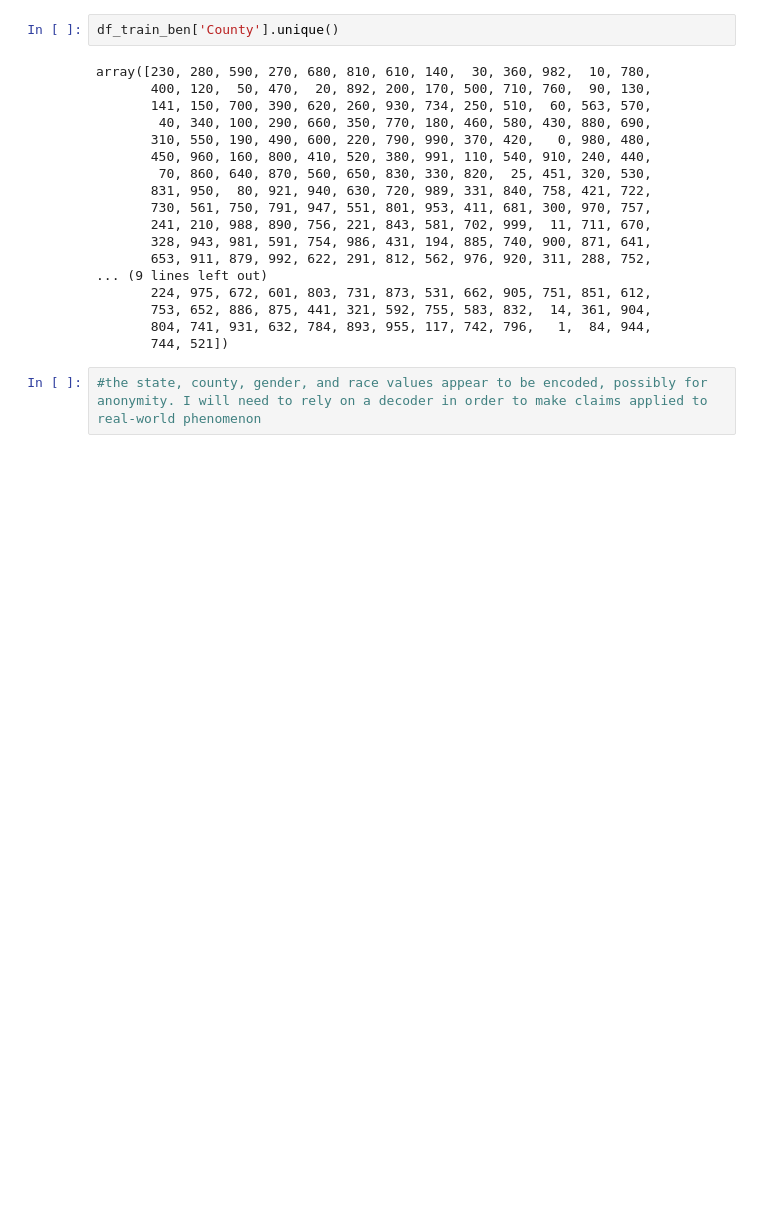
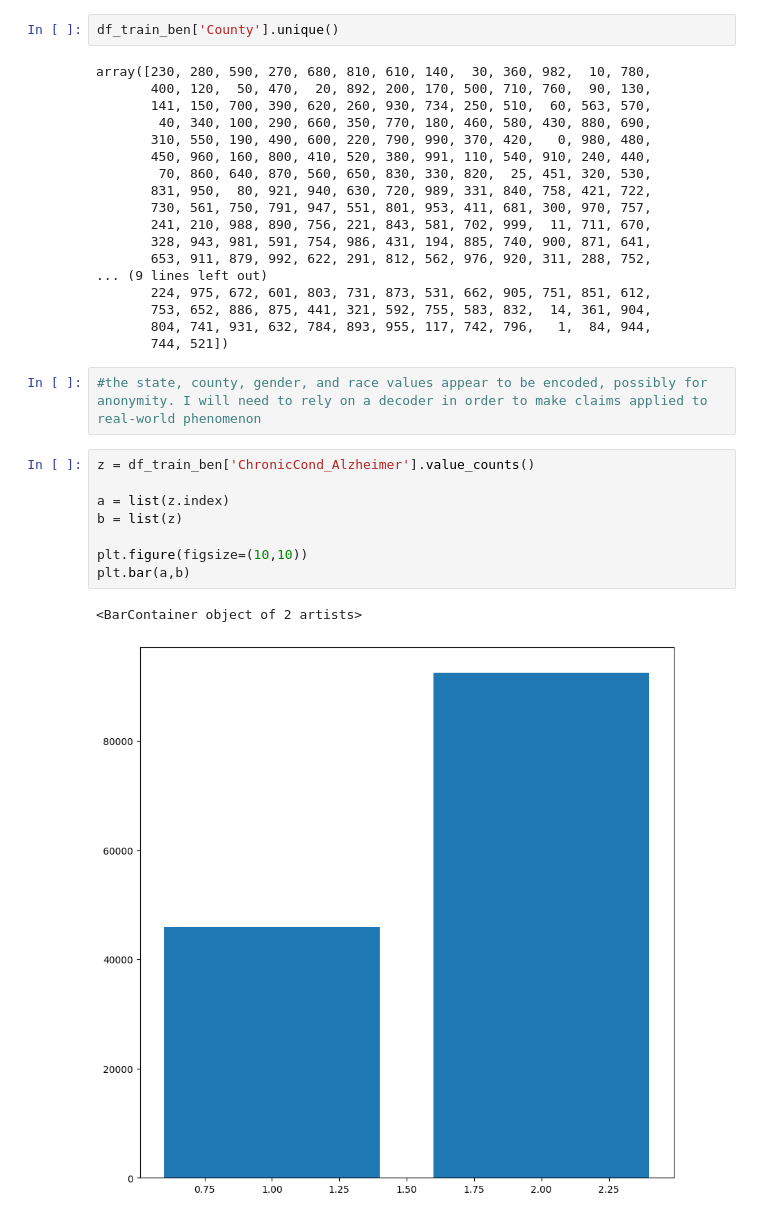
Before and after one commit to dantrainor9/Health-Claims-Fraud, a Jupyter notebook: Health_claims_fraud.ipynb, the cells around one changed output. Saved outputs shown, nothing was run; the diff lists cells and outputs as text; blank space fills up the shorter version.

```diff
--- a/Health_claims_fraud.ipynb
+++ b/Health_claims_fraud.ipynb
@@ -134,3 +134,14 @@ array([230, 280, 590, 270, 680, 810, 610, 140,  30, 360, 982,  10, 780,
        744, 521])
 # %%
 #the state, county, gender, and race values appear to be encoded, possibly for anonymity. I will need to rely on a decoder in order to make claims applied to real-world phenomenon
+# %%
+z = df_train_ben['ChronicCond_Alzheimer'].value_counts()
+
+a = list(z.index)
+b = list(z)
+
+plt.figure(figsize=(10,10))
+plt.bar(a,b)
+# %% [output]
+<BarContainer object of 2 artists>
+[figure, added]
```
